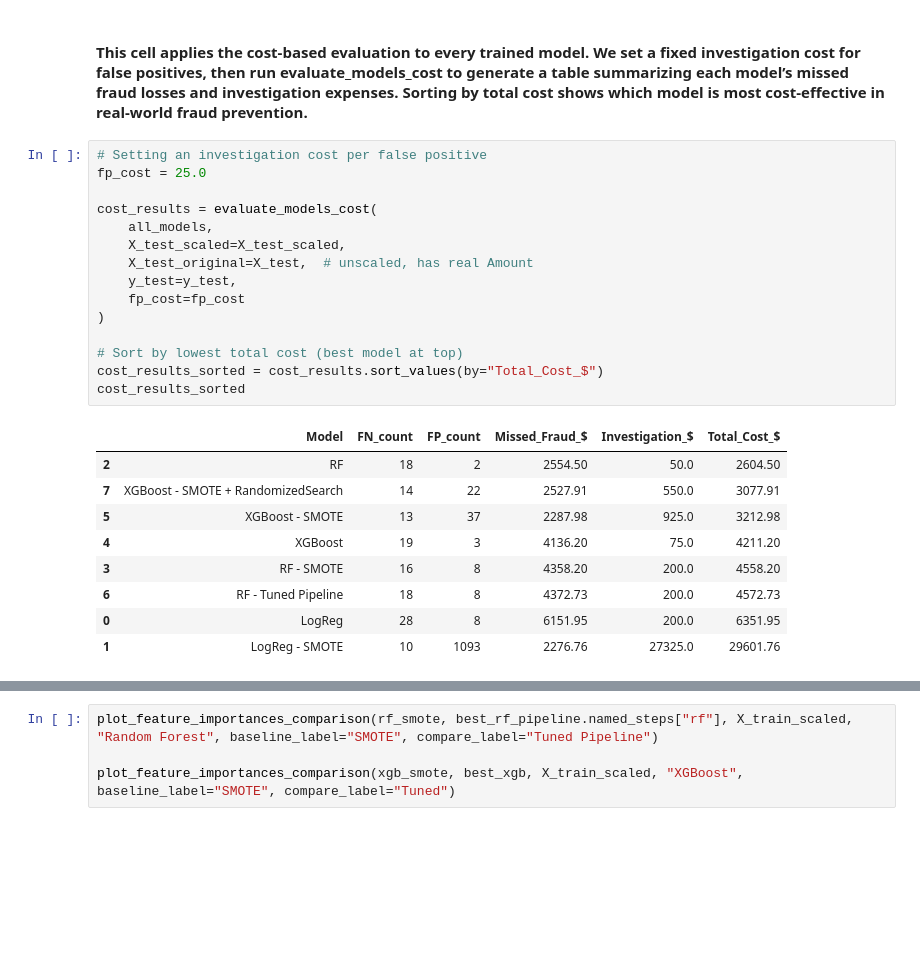
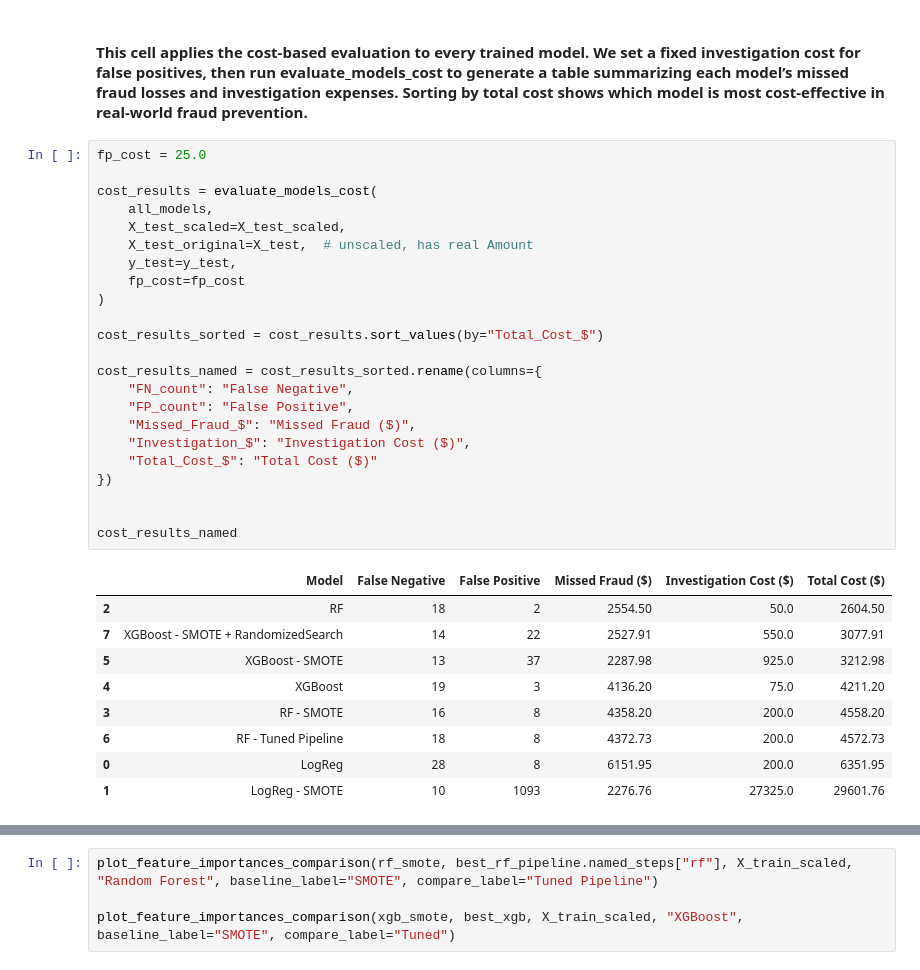
Before and after one commit to AliAbdulHameed/Credit_Card_Fraud_Detection_Team1, a Jupyter notebook: AAI_501_Group_Project_V3.ipynb, the cells around one changed output, grey strips where cells are left out. Drawn from its saved outputs; the diff is of its cells as text; blank space fills up the shorter version.

Commit message:
Add files via upload
Added confusion matrix and renamed table column names.

```diff
--- a/AAI_501_Group_Project_V3.ipynb
+++ b/AAI_501_Group_Project_V3.ipynb
@@ -721,22 +721,30 @@ all_results
 # %% [markdown]
 #### This cell applies the cost-based evaluation to every trained model. We set a fixed investigation cost for false positives, then run evaluate_models_cost to generate a table summarizing each model’s missed fraud losses and investigation expenses. Sorting by total cost shows which model is most cost-effective in real-world fraud prevention.
 # %%
-# Setting an investigation cost per false positive
 fp_cost = 25.0
 
 cost_results = evaluate_models_cost(
     all_models,
     X_test_scaled=X_test_scaled,
     X_test_original=X_test,  # unscaled, has real Amount
     y_test=y_test,
     fp_cost=fp_cost
 )
 
-# Sort by lowest total cost (best model at top)
 cost_results_sorted = cost_results.sort_values(by="Total_Cost_$")
-cost_results_sorted
+
+cost_results_named = cost_results_sorted.rename(columns={
+    "FN_count": "False Negative",
+    "FP_count": "False Positive",
+    "Missed_Fraud_$": "Missed Fraud ($)",
+    "Investigation_$": "Investigation Cost ($)",
+    "Total_Cost_$": "Total Cost ($)"
+})
+
+
+cost_results_named
 # %% [output]
-|  | Model | FN_count | FP_count | Missed_Fraud_$ | Investigation_$ | Total_Cost_$ |
+|  | Model | False Negative | False Positive | Missed Fraud ($) | Investigation Cost ($) | Total Cost ($) |
 | 2 | RF | 18 | 2 | 2554.50 | 50.0 | 2604.50 |
 | 7 | XGBoost - SMOTE + RandomizedSearch | 14 | 22 | 2527.91 | 550.0 | 3077.91 |
 | 5 | XGBoost - SMOTE | 13 | 37 | 2287.98 | 925.0 | 3212.98 |
```
Also changed, not shown: parts of 1 cell of this notebook.
